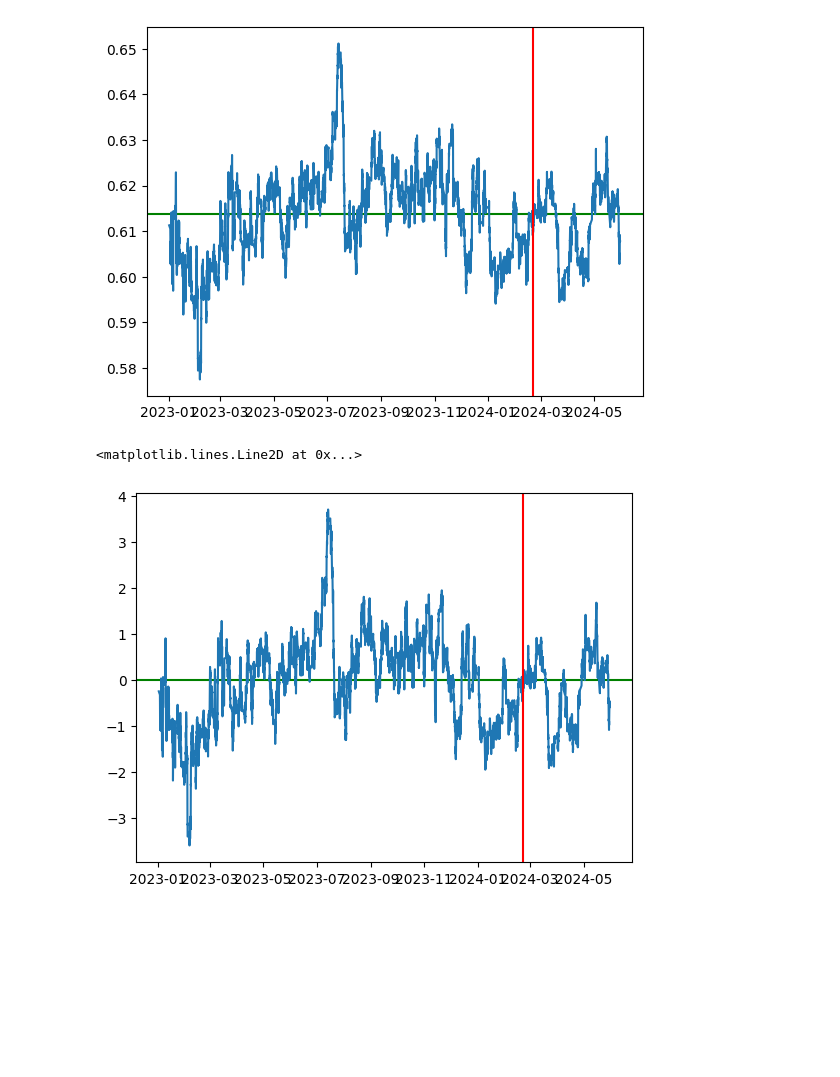
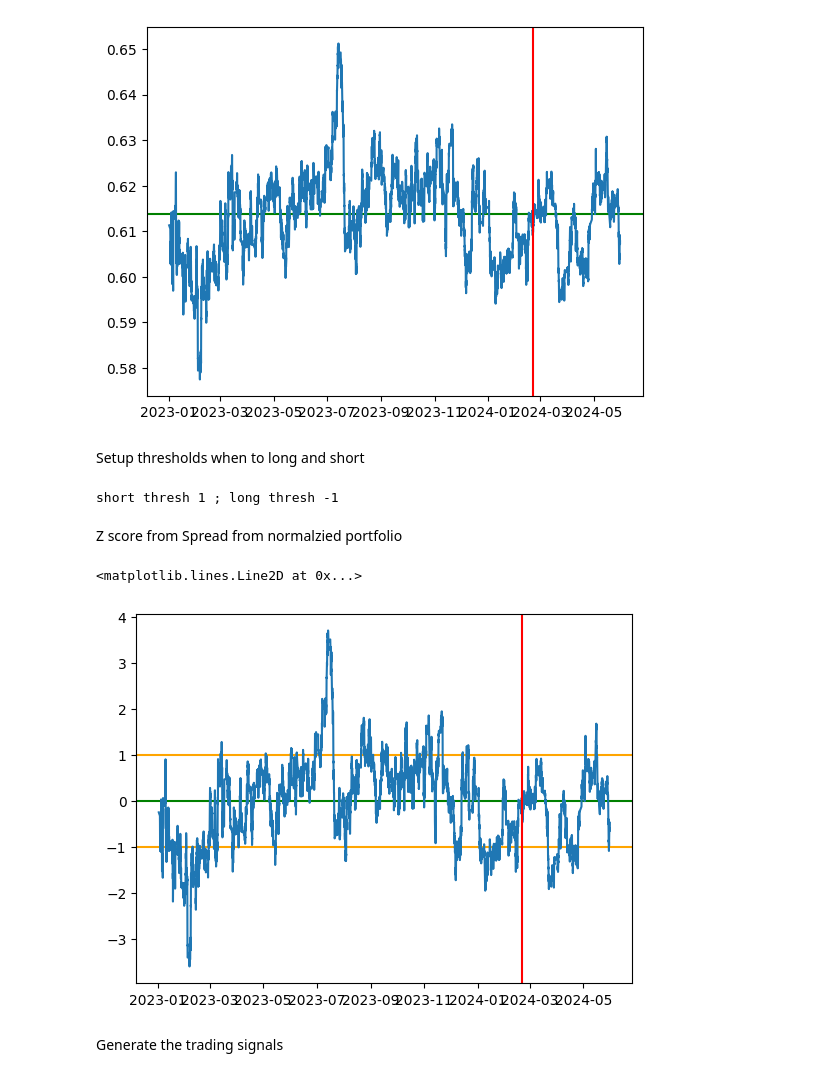
Before and after one commit to andreignatius/quant-trading, a Jupyter notebook: pairs/pairs_dxy.ipynb, the cells around one changed output. Cells and saved outputs as stored; diff of their text form; code cells hidden in the pictures; blank space fills up the shorter version.

```diff
--- a/pairs/pairs_dxy.ipynb
+++ b/pairs/pairs_dxy.ipynb
@@ -33,8 +33,12 @@ start_date = "2023-01-01"
 end_date = "2024-05-31"
 # %%
 # get close data
-usd_sgd_data = yf.Ticker("USDSGD=X").history(start=start_date, end=end_date, interval = "1h")["Close"]
-dxy_data = yf.Ticker("DX-Y.NYB").history(start=start_date, end=end_date, interval = "1h")["Close"]
+usd_sgd_data = yf.Ticker("USDSGD=X").history(
+    start=start_date, end=end_date, interval="1h"
+)["Close"]
+dxy_data = yf.Ticker("DX-Y.NYB").history(start=start_date, end=end_date, interval="1h")[
+    "Close"
+]
 # %%
 fig, ax1 = plt.subplots(figsize=(10, 7))
 color = "tab:red"
@@ -211,12 +221,35 @@ plt.axvline(splitidx, color="red")
 # %% [output]
 <matplotlib.lines.Line2D at 0x...>
 [figure]
+# %% [markdown]
+Setup thresholds when to long and short
+# %%
+thresh_short = 1
+thresh_long = -1
+print(f"short thresh {thresh_short} ; long thresh {thresh_long}")
+# %% [output]
+short thresh 1 ; long thresh -1
+# %% [markdown]
+Z score from Spread from normalzied portfolio
 # %%
 df_z = (df_together_weighted["spread"] - weight_train_mean) / weight_train_std
+df_z = df_z.to_frame()
+df_z.reset_index(inplace=True)
+
 plt.axhline(0, color="green")
-plt.plot(df_z)
+plt.axhline(thresh_short, color="orange")
+plt.axhline(thresh_long, color="orange")
+
+
+plt.plot(df_z["Datetime"], df_z["spread"])
+
+
 plt.axvline(splitidx, color="red")
+
+
 # plt.axhline(weight_train_std, color="green")
 # %% [output]
 <matplotlib.lines.Line2D at 0x...>
-[figure, old version]
+[figure, new version]
+# %% [markdown]
+Generate the trading signals
```
Also changed, not shown: parts of 17 cells of this notebook.
